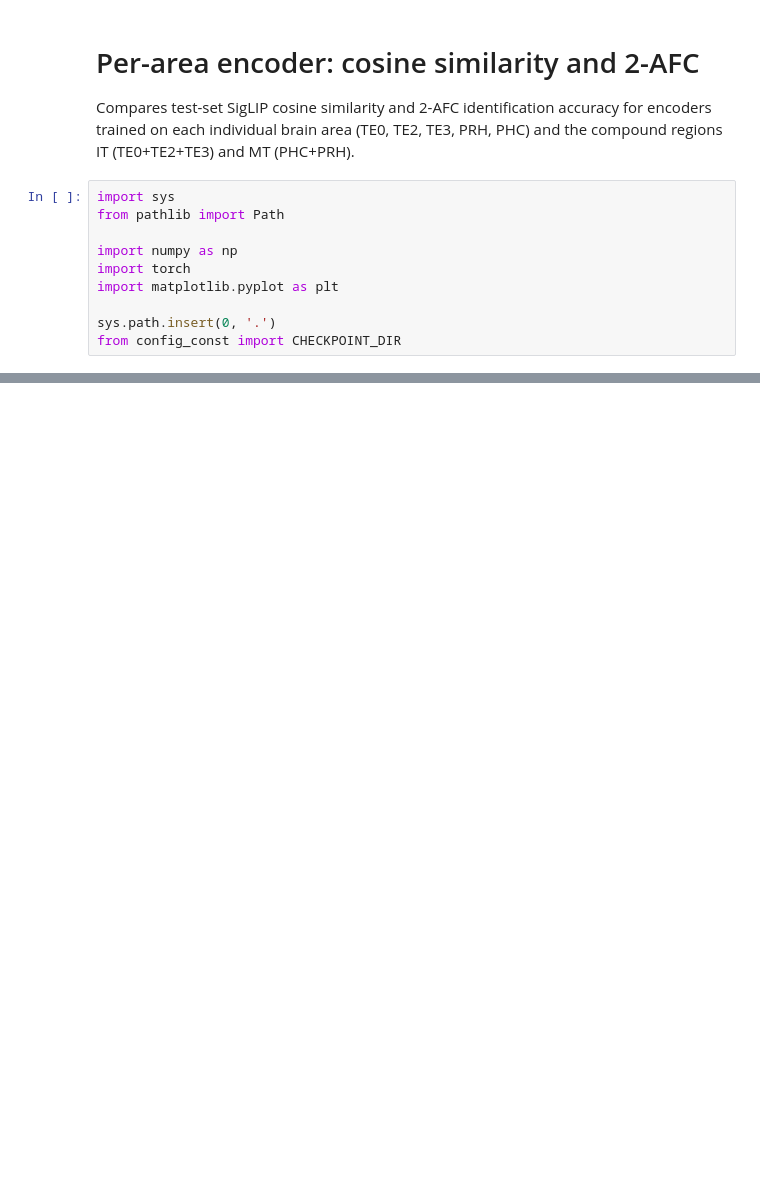
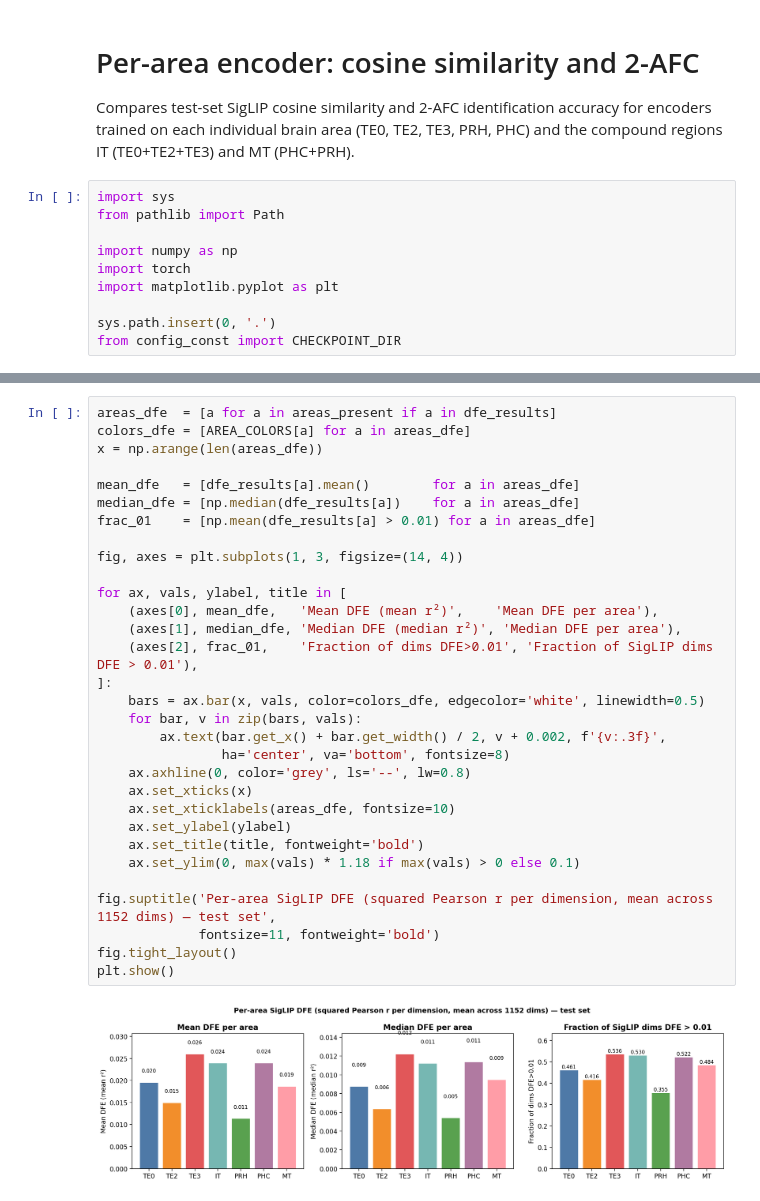
Before and after one commit to YAOJaredz/NeurObjectGen, a Jupyter notebook: analysis/area_comparison.ipynb, the cells around one changed output, grey strips where cells are left out. Drawn from its saved outputs; the diff is of its cells as text; blank space fills up the shorter version.

```diff
--- a/analysis/area_comparison.ipynb
+++ b/analysis/area_comparison.ipynb
@@ -137,0 +216,33 @@ plt.show()
+# %%
+areas_dfe  = [a for a in areas_present if a in dfe_results]
+colors_dfe = [AREA_COLORS[a] for a in areas_dfe]
+x = np.arange(len(areas_dfe))
+
+mean_dfe   = [dfe_results[a].mean()        for a in areas_dfe]
+median_dfe = [np.median(dfe_results[a])    for a in areas_dfe]
+frac_01    = [np.mean(dfe_results[a] > 0.01) for a in areas_dfe]
+
+fig, axes = plt.subplots(1, 3, figsize=(14, 4))
+
+for ax, vals, ylabel, title in [
+    (axes[0], mean_dfe,   'Mean DFE (mean r²)',    'Mean DFE per area'),
+    (axes[1], median_dfe, 'Median DFE (median r²)', 'Median DFE per area'),
+    (axes[2], frac_01,    'Fraction of dims DFE>0.01', 'Fraction of SigLIP dims DFE > 0.01'),
+]:
+    bars = ax.bar(x, vals, color=colors_dfe, edgecolor='white', linewidth=0.5)
+    for bar, v in zip(bars, vals):
+        ax.text(bar.get_x() + bar.get_width() / 2, v + 0.002, f'{v:.3f}',
+                ha='center', va='bottom', fontsize=8)
+    ax.axhline(0, color='grey', ls='--', lw=0.8)
+    ax.set_xticks(x)
+    ax.set_xticklabels(areas_dfe, fontsize=10)
+    ax.set_ylabel(ylabel)
+    ax.set_title(title, fontweight='bold')
+    ax.set_ylim(0, max(vals) * 1.18 if max(vals) > 0 else 0.1)
+
+fig.suptitle('Per-area SigLIP DFE (squared Pearson r per dimension, mean across 1152 dims) — test set',
+             fontsize=11, fontweight='bold')
+fig.tight_layout()
+plt.show()
+# %% [output]
+[figure, added]
```
Also changed, not shown: parts of 5 cells of this notebook.
